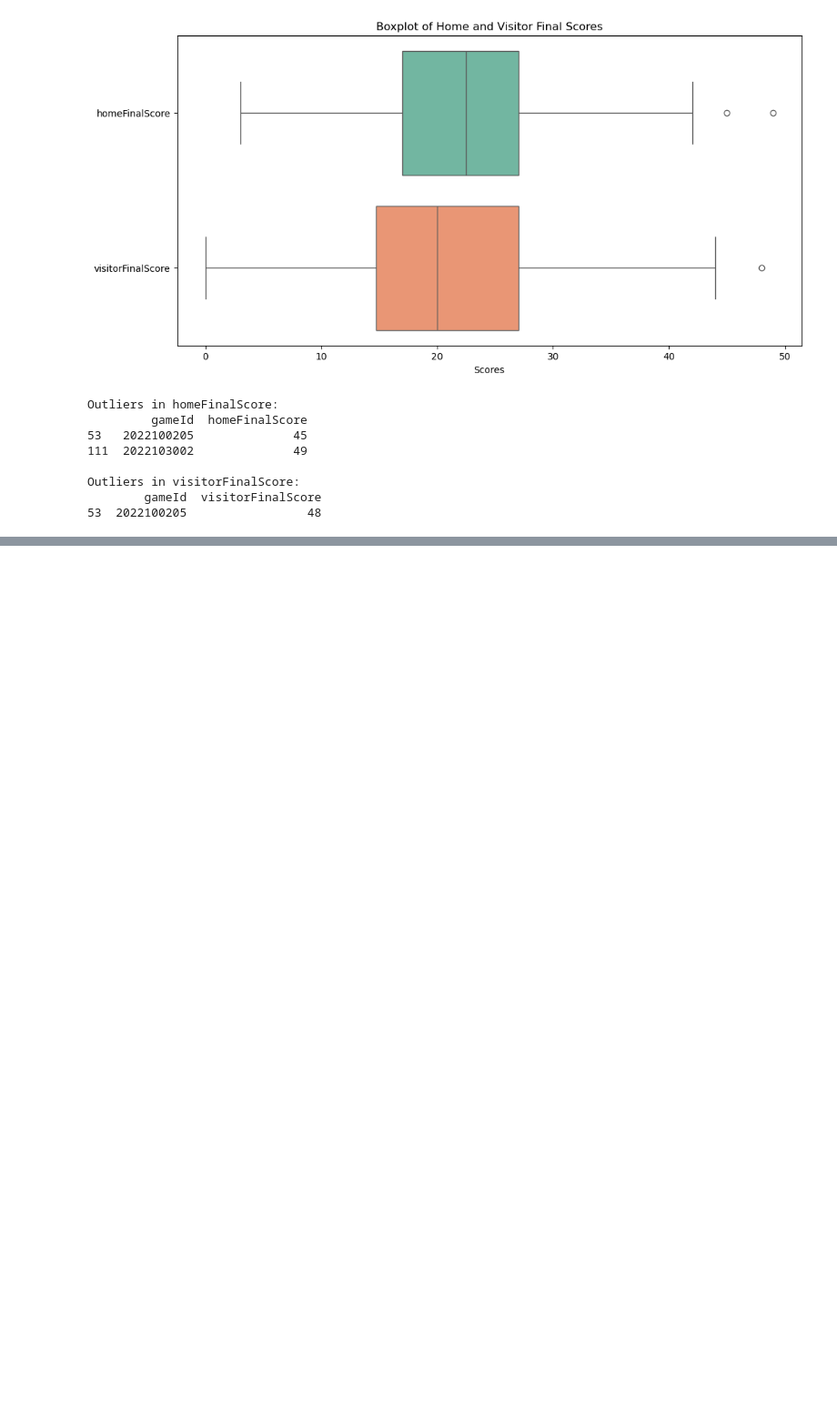
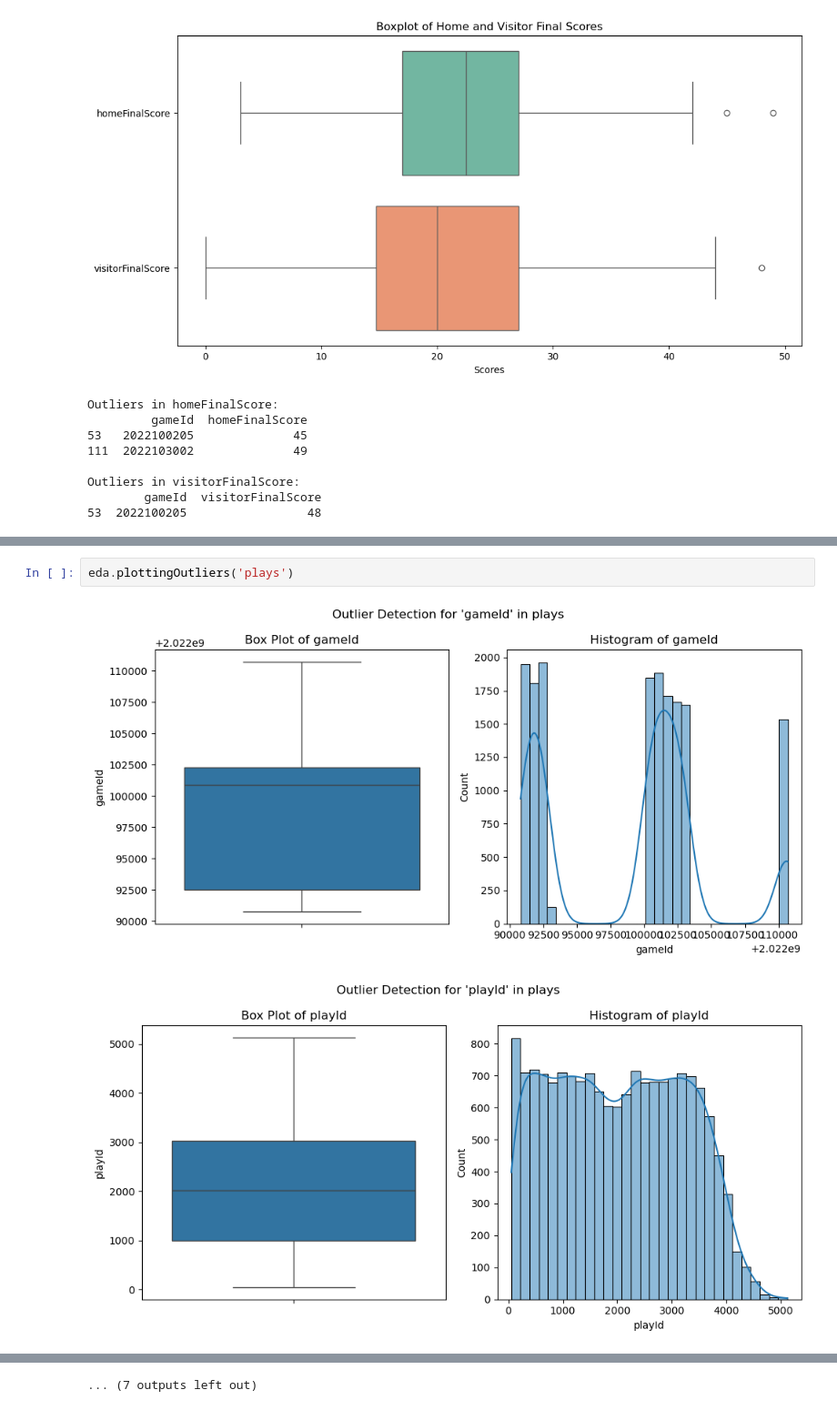
Before and after one commit to ozzyozbourne/CS661, a Jupyter notebook: midterm/Midterm.ipynb, the cells around one changed output, grey strips where cells are left out. Shown at 91% size. Cells and saved outputs as stored; diff of their text form; blank space fills up the shorter version.

```diff
--- a/midterm/Midterm.ipynb
+++ b/midterm/Midterm.ipynb
@@ -183,0 +216,5 @@ Outliers in visitorFinalScore:
+# %%
+eda.plottingOutliers('plays')
+# %% [output]
+[figure, added]
+[figure, added]
@@ -183,0 +231 @@ Outliers in visitorFinalScore:
+... (7 outputs left out)
```
Also changed, not shown: parts of 7 cells of this notebook, 1 other file.
